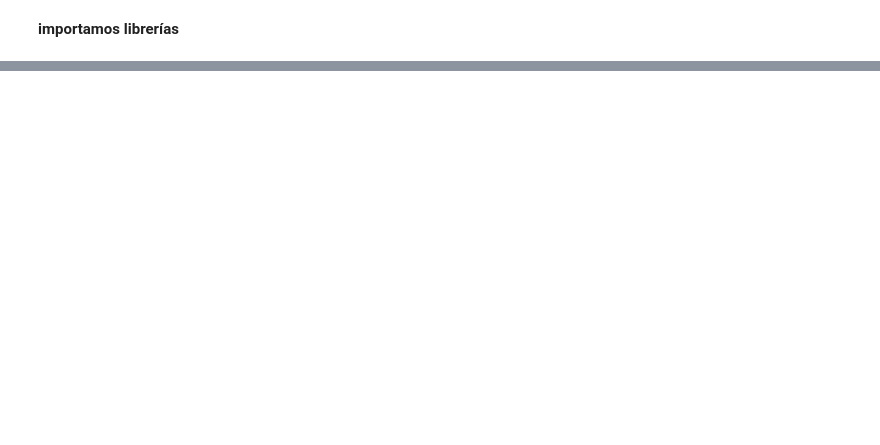
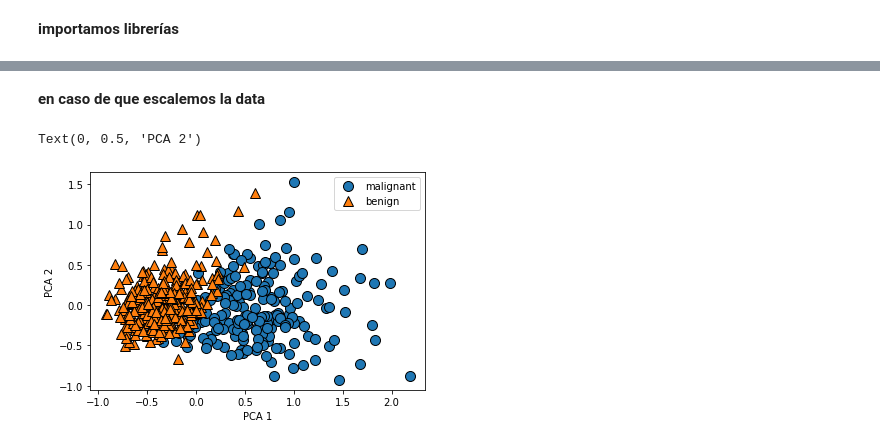
Before and after one commit to rolya2018/ejemplos-de-aprendizaje-no-supervizado, a Jupyter notebook: reduccion_dimensiones_PCA.ipynb, the cells around one changed output, grey strips where cells are left out. Cells and saved outputs as stored; diff of their text form; code cells hidden in the pictures; blank space fills up the shorter version.

```diff
--- a/reduccion_dimensiones_PCA.ipynb
+++ b/reduccion_dimensiones_PCA.ipynb
@@ -102,0 +60,17 @@ plt.show()
+# %% [markdown]
+**en caso de que escalemos la data**
+# %%
+from sklearn.preprocessing import MinMaxScaler
+escala=MinMaxScaler()
+escala.fit(cancer.data)
+escalada=escala.transform(cancer.data)
+pca.fit(escalada)
+transformada=pca.transform(escalada)
+mglearn.discrete_scatter(transformada[:,0],transformada[:,1], cancer.target)
+plt.legend(cancer.target_names,loc='best')
+plt.gca()
+plt.xlabel('PCA 1')
+plt.ylabel('PCA 2')
+# %% [output]
+Text(0, 0.5, 'PCA 2')
+[figure, added]
```
Also changed, not shown: parts of 24 cells of this notebook.
